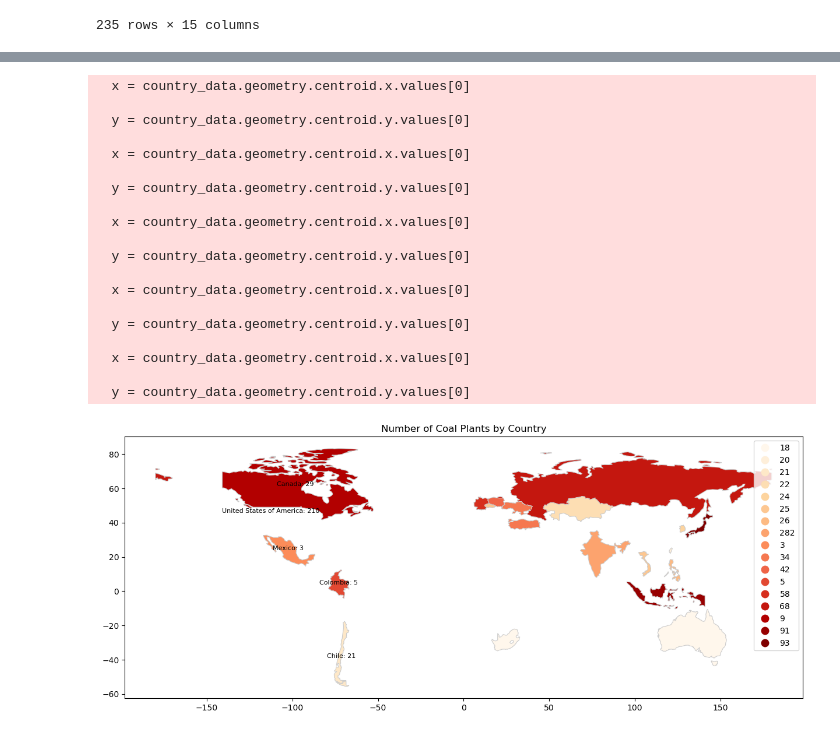
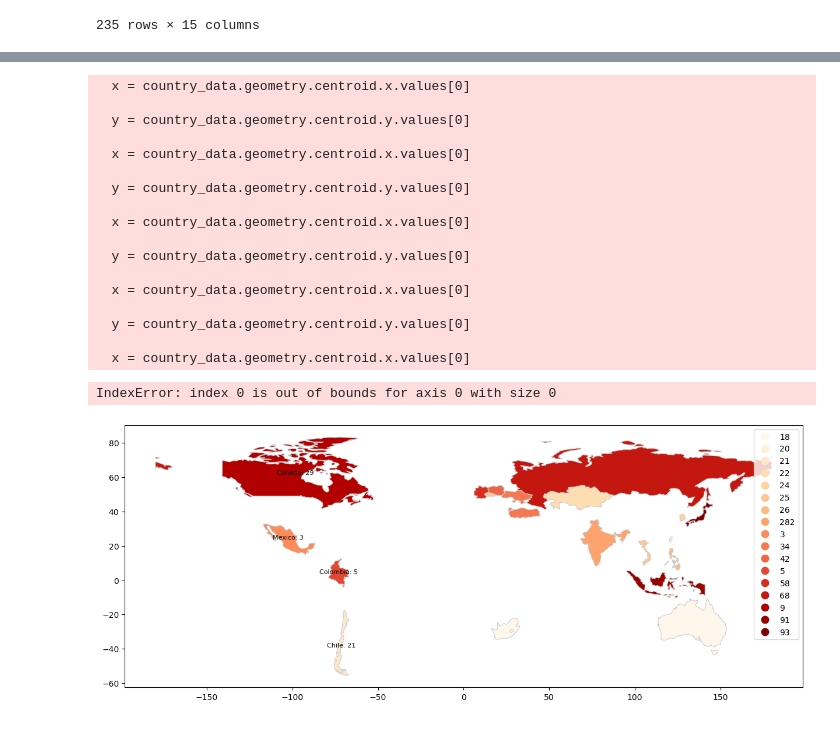
Before and after one commit to DiegoMartorell1620/Project1_Team7, a Jupyter notebook: Project_1_Team_7.ipynb.ipynb, the cells around one changed output, grey strips where cells are left out. Cells and saved outputs as stored; diff of their text form; code cells hidden in the pictures.

Commit message:
update testing map plot

```diff
--- a/Project_1_Team_7.ipynb.ipynb
+++ b/Project_1_Team_7.ipynb.ipynb
@@ -2461,47 +2461,34 @@ Southern_hemisphere.to_csv("Resources/Southern_Hemisphere_data.csv",index=False)
 # %%
 import pandas as pd
 import matplotlib.pyplot as plt
-import geopandas as gpd
+
+# Install geopandas using pip
+!pip install geopandas
 
 # Define the path to the CSV file
 coal_metadata_path = "Resources/CoalData.csv"
 
 # Read CSV file into DataFrame
-df = pd.read_csv(coal_metadata_path)
+df = pd.read_csv(coal_metadata_path, header=None, names=['Country', 'Coal Plants'])
 
 # Plot the map
+import geopandas as gpd
 world = gpd.read_file(gpd.datasets.get_path('naturalearth_lowres'))
 
-# Check if "United States" exists in the world DataFrame
-if "United States" not in world['name'].unique():
-    print("Warning: 'United States' not found in the world DataFrame.")
-
 # Merge world shapefile with DataFrame containing coal plant data
-merged_data = world.merge(df, how='left', left_on='name', right_on='Country')
-
-# Check for missing values
-if merged_data['Country'].isnull().any():
-    print("\nWarning: Some countries from the CSV file were not found in the world shapefile.")
+world = world.merge(df, how='left', left_on='name', right_on='Country')
 
 # Plot the map
 fig, ax = plt.subplots(1, 1, figsize=(15, 10))
-merged_data.plot(column='Coal Plants', cmap='OrRd', linewidth=0.8, ax=ax, edgecolor='0.8', legend=True)
+world.plot(column='Coal Plants', cmap='OrRd', linewidth=0.8, ax=ax, edgecolor='0.8', legend=True)
 
 # Label specific countries with custom values
-labels = {'Canada': 29, 'Chile': 21, 'Colombia': 5, 'Mexico': 3}
-if "United States" in world['name'].unique():
-    labels['United States'] = 210
-else:
-    labels['United States of America'] = 210
-
+labels = {'Canada': 29, 'Chile': 21, 'Colombia': 5, 'Mexico': 3, 'United States': 210}
 for country, value in labels.items():
-    country_data = merged_data[merged_data['name'] == country]
-    if not country_data.empty:
-        x = country_data.geometry.centroid.x.values[0]
-        y = country_data.geometry.centroid.y.values[0]
-        ax.text(x, y, f"{country}: {value}", fontsize=8, ha='center')
-    else:
-        print(f"Warning: {country} not found in the merged data.")
+    country_data = world[world['name'] == country]
+    x = country_data.geometry.centroid.x.values[0]
+    y = country_data.geometry.centroid.y.values[0]
+    ax.text(x, y, f"{country}: {value}", fontsize=8, ha='center')
 
 ax.set_title('Number of Coal Plants by Country')
 plt.show()
@@ -2512,20 +2513,19 @@ Warning: Some countries from the CSV file were not found in the world shapefile.
   x = country_data.geometry.centroid.x.values[0]
 
   y = country_data.geometry.centroid.y.values[0]
 
   x = country_data.geometry.centroid.x.values[0]
 
   y = country_data.geometry.centroid.y.values[0]
 
   x = country_data.geometry.centroid.x.values[0]
 
   y = country_data.geometry.centroid.y.values[0]
 
   x = country_data.geometry.centroid.x.values[0]
 
   y = country_data.geometry.centroid.y.values[0]
 
   x = country_data.geometry.centroid.x.values[0]
-
-  y = country_data.geometry.centroid.y.values[0]
+IndexError: index 0 is out of bounds for axis 0 with size 0
-[figure, old version]
+[figure, new version]
```
Also changed, not shown: parts of 2 cells of this notebook.
